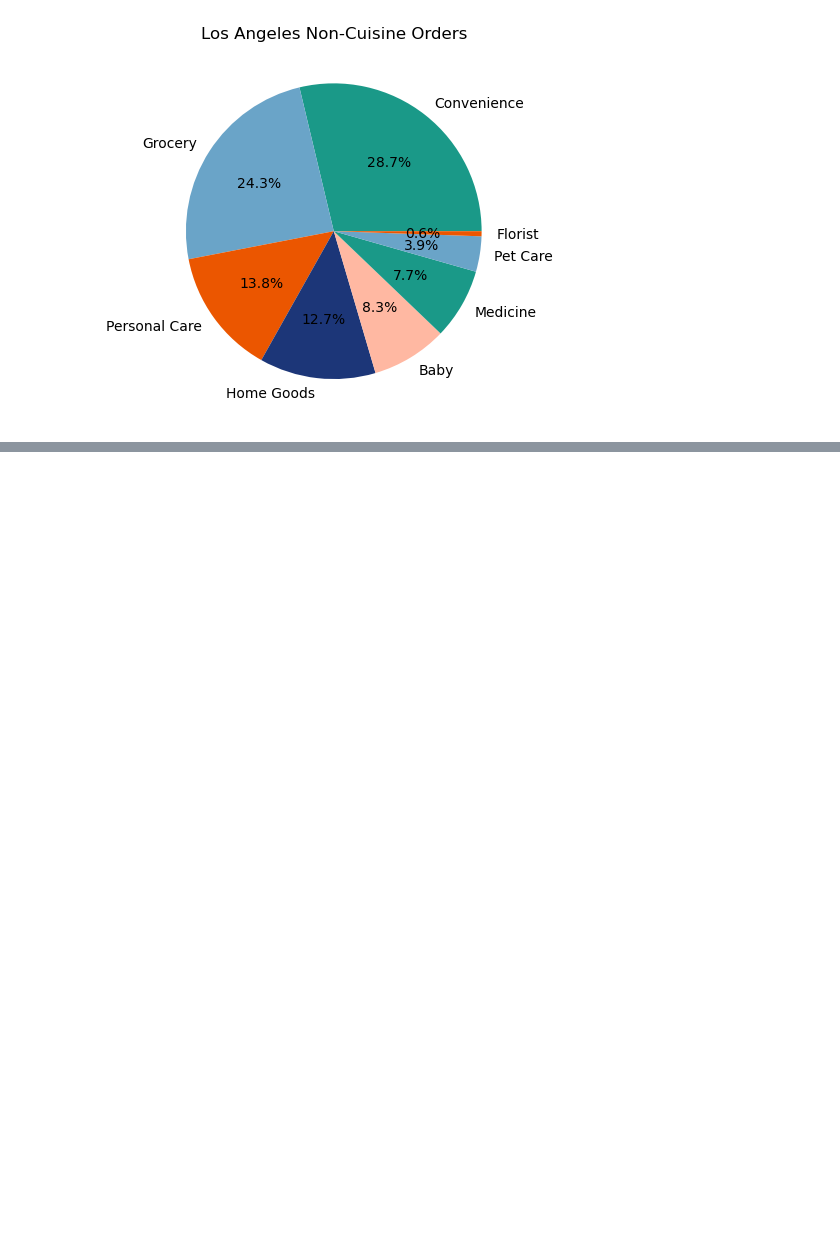
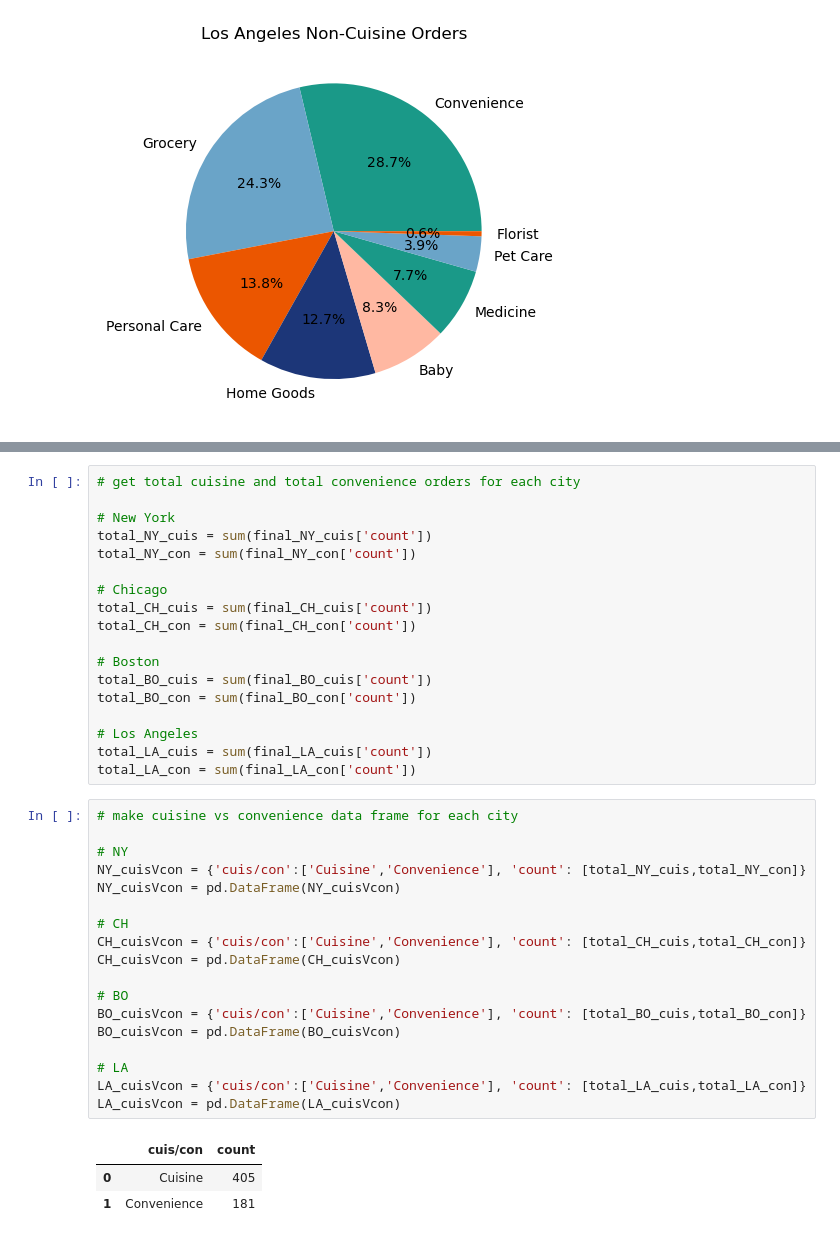
Before and after one commit to CRFitzgerald/Group-7-Data-Project, a Jupyter notebook: Non-Cuisine Order Volumes.ipynb, the cells around one changed output, grey strips where cells are left out. Drawn from its saved outputs; the diff is of its cells as text; blank space fills up the shorter version.

```diff
--- a/Non-Cuisine Order Volumes.ipynb
+++ b/Non-Cuisine Order Volumes.ipynb
@@ -261,0 +359,40 @@ ax4.plot(x, -y**2, 'tab:red')
+# %%
+# get total cuisine and total convenience orders for each city
+
+# New York
+total_NY_cuis = sum(final_NY_cuis['count'])
+total_NY_con = sum(final_NY_con['count'])
+
+# Chicago
+total_CH_cuis = sum(final_CH_cuis['count'])
+total_CH_con = sum(final_CH_con['count'])
+
+# Boston
+total_BO_cuis = sum(final_BO_cuis['count'])
+total_BO_con = sum(final_BO_con['count'])
+
+# Los Angeles
+total_LA_cuis = sum(final_LA_cuis['count'])
+total_LA_con = sum(final_LA_con['count'])
+# %%
+# make cuisine vs convenience data frame for each city
+
+# NY
+NY_cuisVcon = {'cuis/con':['Cuisine','Convenience'], 'count': [total_NY_cuis,total_NY_con]}
+NY_cuisVcon = pd.DataFrame(NY_cuisVcon)
+
+# CH
+CH_cuisVcon = {'cuis/con':['Cuisine','Convenience'], 'count': [total_CH_cuis,total_CH_con]}
+CH_cuisVcon = pd.DataFrame(CH_cuisVcon)
+
+# BO
+BO_cuisVcon = {'cuis/con':['Cuisine','Convenience'], 'count': [total_BO_cuis,total_BO_con]}
+BO_cuisVcon = pd.DataFrame(BO_cuisVcon)
+
+# LA
+LA_cuisVcon = {'cuis/con':['Cuisine','Convenience'], 'count': [total_LA_cuis,total_LA_con]}
+LA_cuisVcon = pd.DataFrame(LA_cuisVcon)
+# %% [output]
+|  | cuis/con | count |
+| 0 | Cuisine | 405 |
+| 1 | Convenience | 181 |
```
Also changed, not shown: parts of 7 cells of this notebook.
